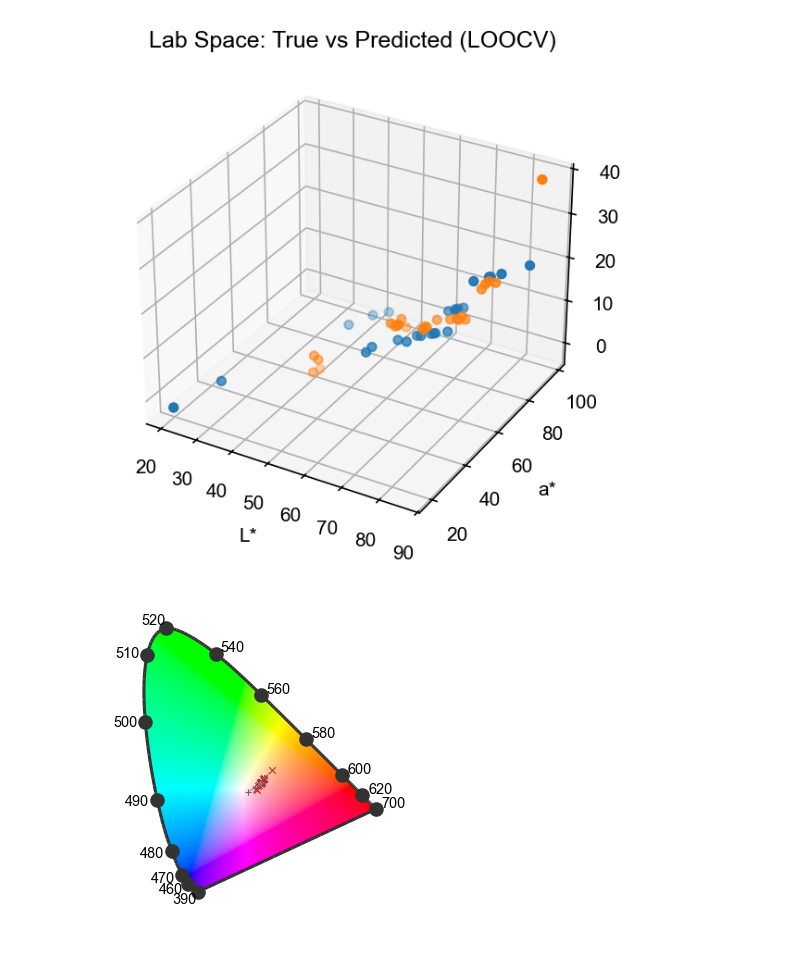
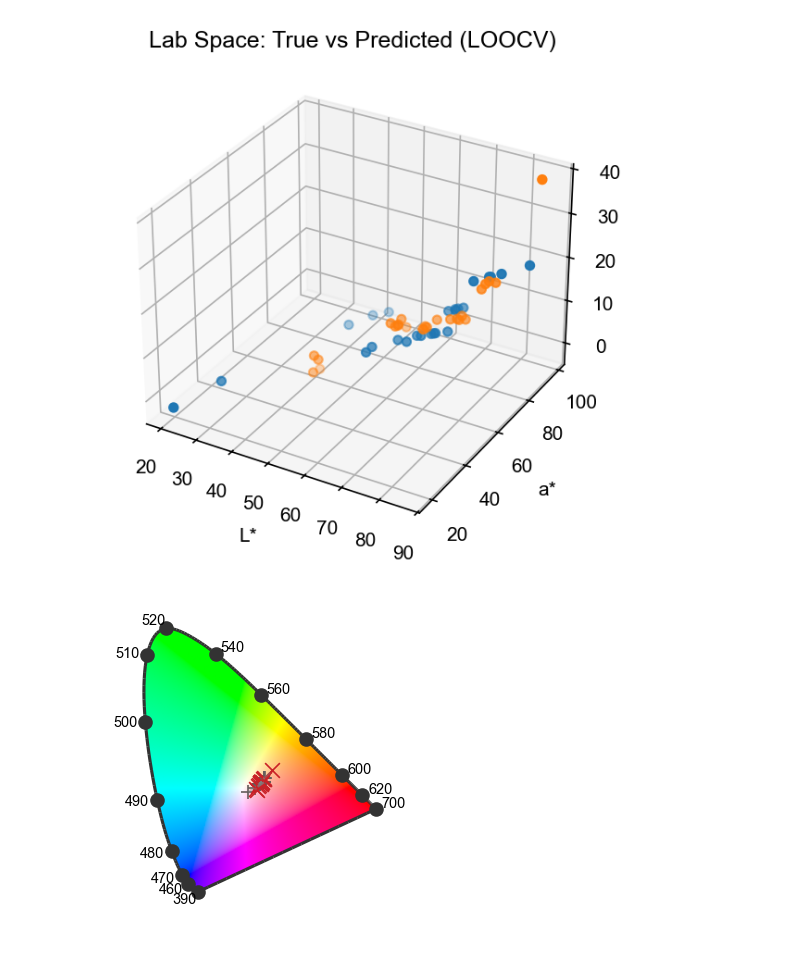
Before and after one commit to BailabUNC/SpectraDerma, a Jupyter notebook: notebooks/Ecoflex_Comprehensive.ipynb, the cells around one changed output. Drawn from its saved outputs; the diff is of its cells as text; code cells hidden in the pictures.

```diff
--- a/notebooks/Ecoflex_Comprehensive.ipynb
+++ b/notebooks/Ecoflex_Comprehensive.ipynb
@@ -593,14 +593,14 @@ else:
     model = Ridge(alpha=best_ridge['alpha']).fit(Xs, Y)
     meta = {'type': 'Ridge', 'alpha': best_ridge['alpha']}
 # %%
-joblib.dump(model, model_dir / 'ecoflex_cam_model.pkl')
-joblib.dump(scaler, model_dir / 'ecoflex_cam_scaler.pkl')
-with open(model_dir / 'ecoflex_cam_model_meta.json', 'w') as f:
-    json.dump({
-        'Y_source': str(Y_path),
-        'X_source': str(X_path),
-        'model_meta': meta,
-        'feature_layout': 'F = [Rtil(6), Z(no-red)(5), log(Rtil)(6)]',
-        'channel_order': channel_order,
-    }, f, indent=2)
-print('Saved trained camera model to', model_dir)
+# joblib.dump(model, model_dir / 'ecoflex_cam_model.pkl')
+# joblib.dump(scaler, model_dir / 'ecoflex_cam_scaler.pkl')
+# with open(model_dir / 'ecoflex_cam_model_meta.json', 'w') as f:
+#     json.dump({
+#         'Y_source': str(Y_path),
+#         'X_source': str(X_path),
+#         'model_meta': meta,
+#         'feature_layout': 'F = [Rtil(6), Z(no-red)(5), log(Rtil)(6)]',
+#         'channel_order': channel_order,
+#     }, f, indent=2)
+# print('Saved trained camera model to', model_dir)
@@ -750,30 +748,30 @@ pred_xy  = xyz_to_xy(rgb_to_xyz(cv_preds))
 # %%
 fig, ax = colour.plotting.plot_chromaticity_diagram_CIE1931(
     show=False,
     title=""
 )
 
 fig.set_size_inches(2.75, 2.75)
 for i in range(len(true_xy)):
     ax.plot([true_xy[i,0], pred_xy[i,0]],
               [true_xy[i,1], pred_xy[i,1]],
               color='gray', ls='--', alpha=0.4, linewidth=1)
 ax.scatter(true_xy[:,0], true_xy[:,1],
-             facecolors='#655e5c', lw=0.5, marker='+',
-             label='True', s=10)
+             facecolors='#655e5c', lw=0.8, marker='+',
+             label='True', s=50)
 ax.scatter(pred_xy[:,0], pred_xy[:,1],
-             facecolors='#c92127', lw=0.5, marker='x',
-             label='Predicted', s=10)
+             facecolors='#c92127', lw=0.8, marker='x',
+             label='Predicted', s=50)
 
 plt.xlim(-0.1, 0.9)
 plt.ylim(-0.1, 0.9)
 plt.axis('off')
 
 ax.set_position(pos_ax)
-plt.savefig('../figures/fig2/ecoflex_matrix_on_CIE1931.png', dpi=600, bbox_inches='tight', transparent=True)
+# plt.savefig('../figures/fig2/ecoflex_matrix_on_CIE1931.png', dpi=600, bbox_inches='tight', transparent=True)
 plt.show()
 # %% [output]
-[figure, old version]
+[figure, new version]
 # %%
 fig, ax = colour.plotting.plot_chromaticity_diagram_CIE1931(
     show=False,
```
Also changed, not shown: parts of 8 cells of this notebook.
